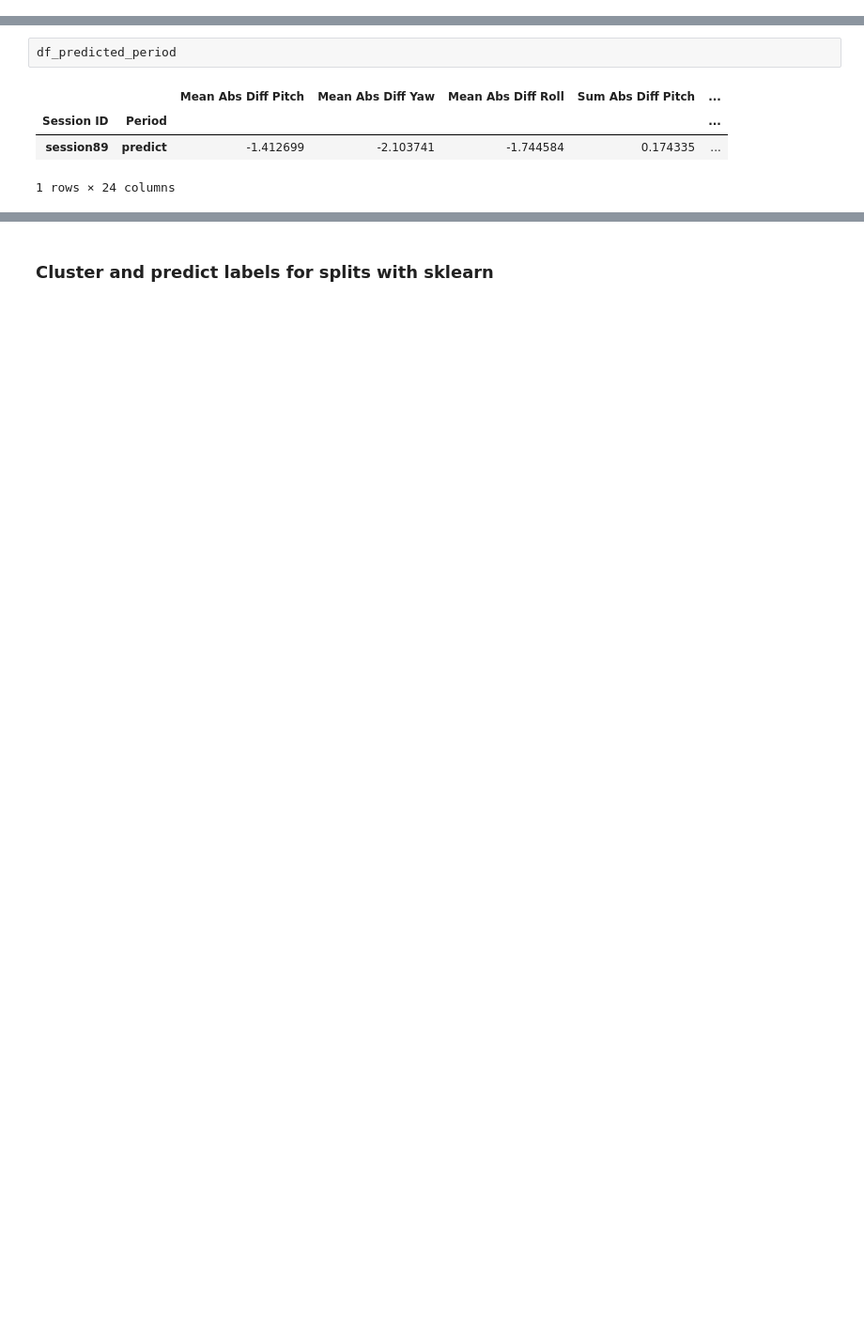
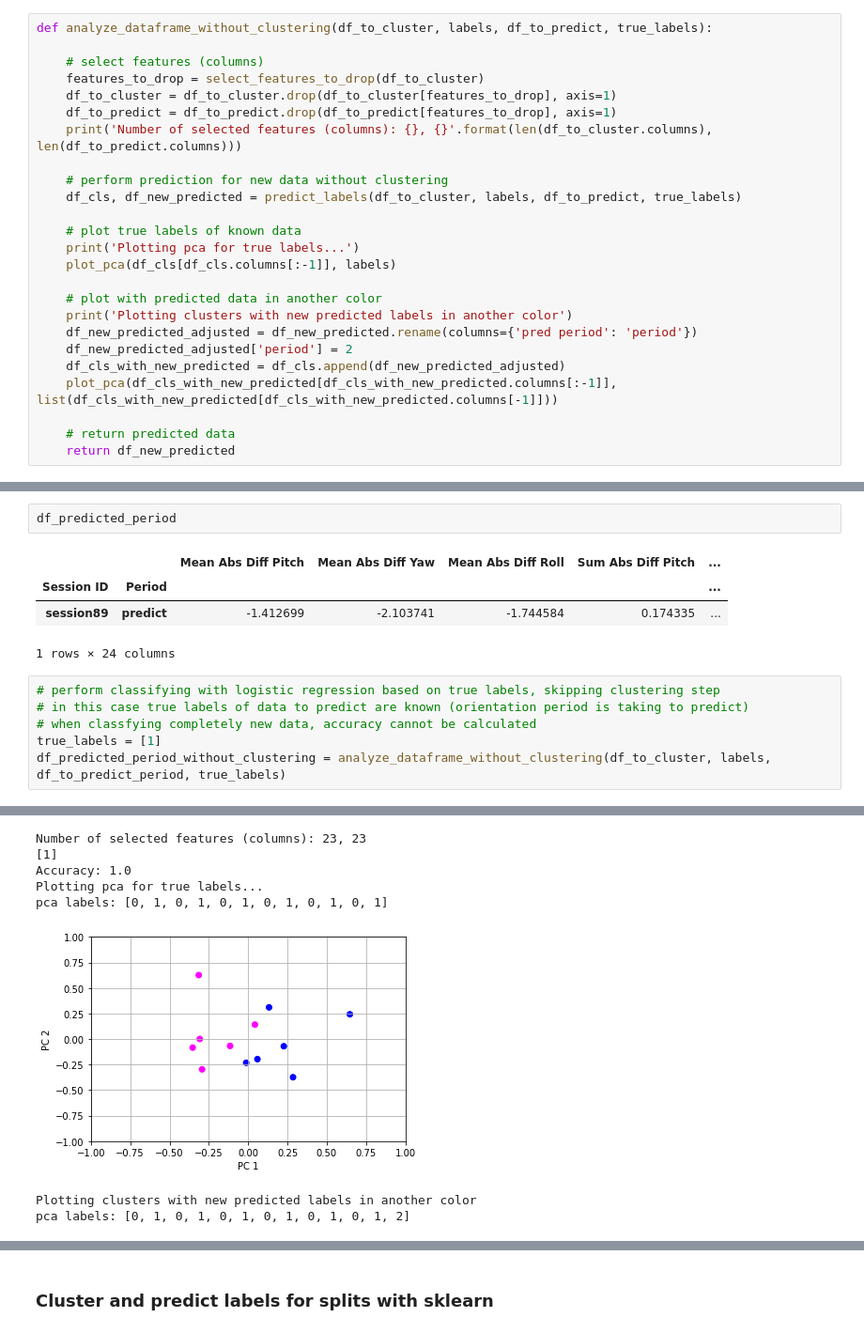
Before and after one commit to boku-ilen/darknet, a Jupyter notebook: _3DOFAnalysis/Study3DOFDataAnalysis_DemoData.ipynb, the cells around one changed output, grey strips where cells are left out. Shown at 94% size. Cells and saved outputs as stored; diff of their text form; blank space fills up the shorter version.

```diff
--- a/_3DOFAnalysis/Study3DOFDataAnalysis_DemoData.ipynb
+++ b/_3DOFAnalysis/Study3DOFDataAnalysis_DemoData.ipynb
@@ -690,6 +725,31 @@ def analyze_dataframe(df_to_cluster, labels, df_to_predict):
 
     # return predicted data
     return df_new_predicted
+# %%
+def analyze_dataframe_without_clustering(df_to_cluster, labels, df_to_predict, true_labels):
+
+    # select features (columns)
+    features_to_drop = select_features_to_drop(df_to_cluster)
+    df_to_cluster = df_to_cluster.drop(df_to_cluster[features_to_drop], axis=1)
+    df_to_predict = df_to_predict.drop(df_to_predict[features_to_drop], axis=1)
+    print('Number of selected features (columns): {}, {}'.format(len(df_to_cluster.columns), len(df_to_predict.columns)))
+
+    # perform prediction for new data without clustering
+    df_cls, df_new_predicted = predict_labels(df_to_cluster, labels, df_to_predict, true_labels)
+
+    # plot true labels of known data
+    print('Plotting pca for true labels...')
+    plot_pca(df_cls[df_cls.columns[:-1]], labels)
+
+    # plot with predicted data in another color
+    print('Plotting clusters with new predicted labels in another color')
+    df_new_predicted_adjusted = df_new_predicted.rename(columns={'pred period': 'period'})
+    df_new_predicted_adjusted['period'] = 2
+    df_cls_with_new_predicted = df_cls.append(df_new_predicted_adjusted)
+    plot_pca(df_cls_with_new_predicted[df_cls_with_new_predicted.columns[:-1]], list(df_cls_with_new_predicted[df_cls_with_new_predicted.columns[-1]]))
+
+    # return predicted data
+    return df_new_predicted
 # %% [markdown]
 ### Cluster and predict labels for users/periods with sklearn
 # %%
@@ -761,3 +822,10 @@ df_predicted_period
 | Session ID | Period |  |  |  |  | ... |
 | session89 | predict | -1.412699 | -2.103741 | -1.744584 | 0.174335 | ... |
 1 rows × 24 columns
+# %%
+# perform classifying with logistic regression based on true labels, skipping clustering step
+# in this case true labels of data to predict are known (orientation period is taking to predict)
+# when classfying completely new data, accuracy cannot be calculated
+true_labels = [1]
+df_predicted_period_without_clustering = analyze_dataframe_without_clustering(df_to_cluster, labels, df_to_predict_period, true_labels)
+# %% [output]
@@ -763,0 +839,8 @@ df_predicted_period
+Number of selected features (columns): 23, 23
+[1]
+Accuracy: 1.0
+Plotting pca for true labels...
+pca labels: [0, 1, 0, 1, 0, 1, 0, 1, 0, 1, 0, 1]
+[figure, added]
+Plotting clusters with new predicted labels in another color
+pca labels: [0, 1, 0, 1, 0, 1, 0, 1, 0, 1, 0, 1, 2]
```
Also changed, not shown: parts of 11 cells of this notebook.
